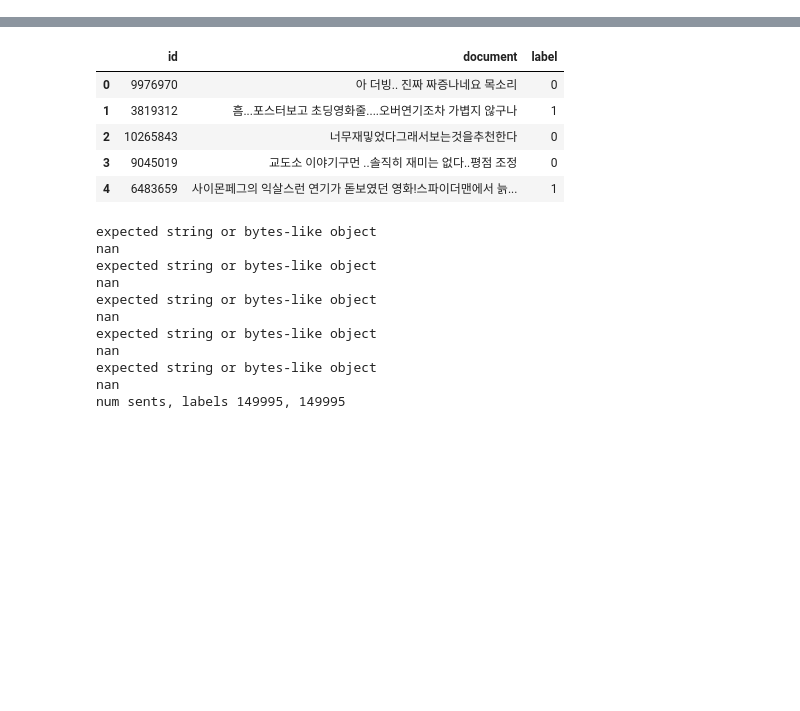
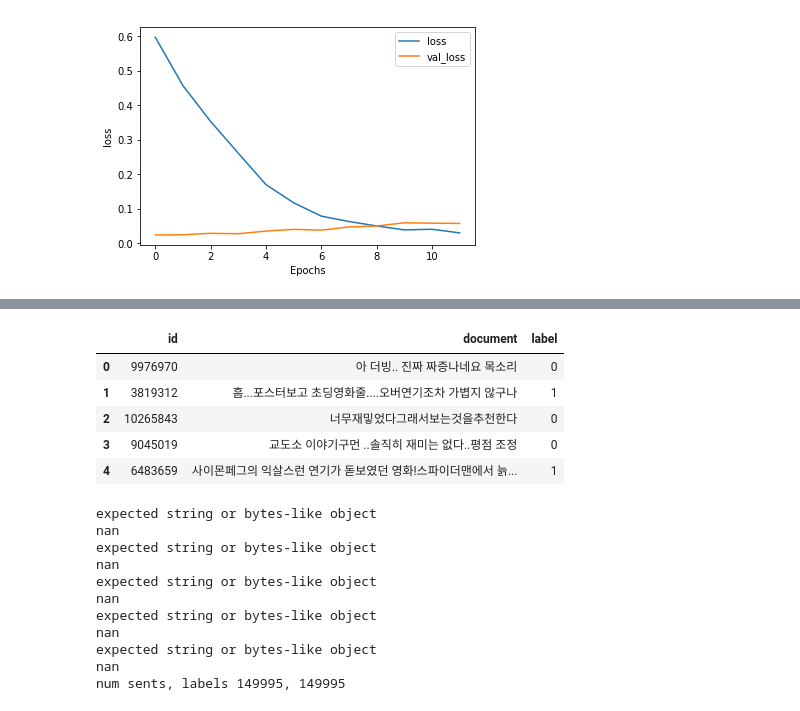
Before and after one commit to NLP-kr/tensorflow-ml-nlp-tf2, a Jupyter notebook: 7.PRETRAIN_METHOD/7.2.bert_finetune.ipynb, the cells around one changed output, grey strips where cells are left out. Cells and saved outputs as stored; diff of their text form; code cells hidden in the pictures; blank space fills up the shorter version.

```diff
--- a/7.PRETRAIN_METHOD/7.2.bert_finetune.ipynb
+++ b/7.PRETRAIN_METHOD/7.2.bert_finetune.ipynb
@@ -64,0 +220,4 @@ print(eng_decode)
+# %%
+plot_graphs(history, 'loss')
+# %% [output]
+[figure, added]
```
Also changed, not shown: parts of 19 cells of this notebook.
